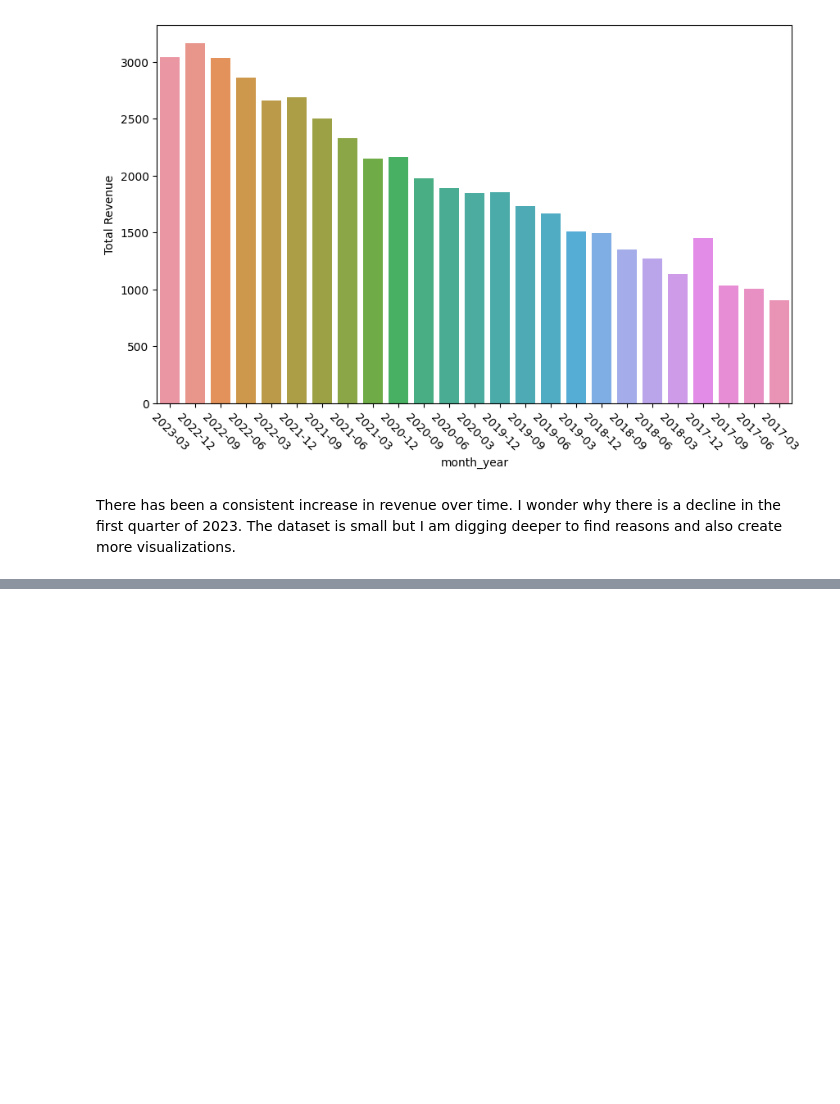
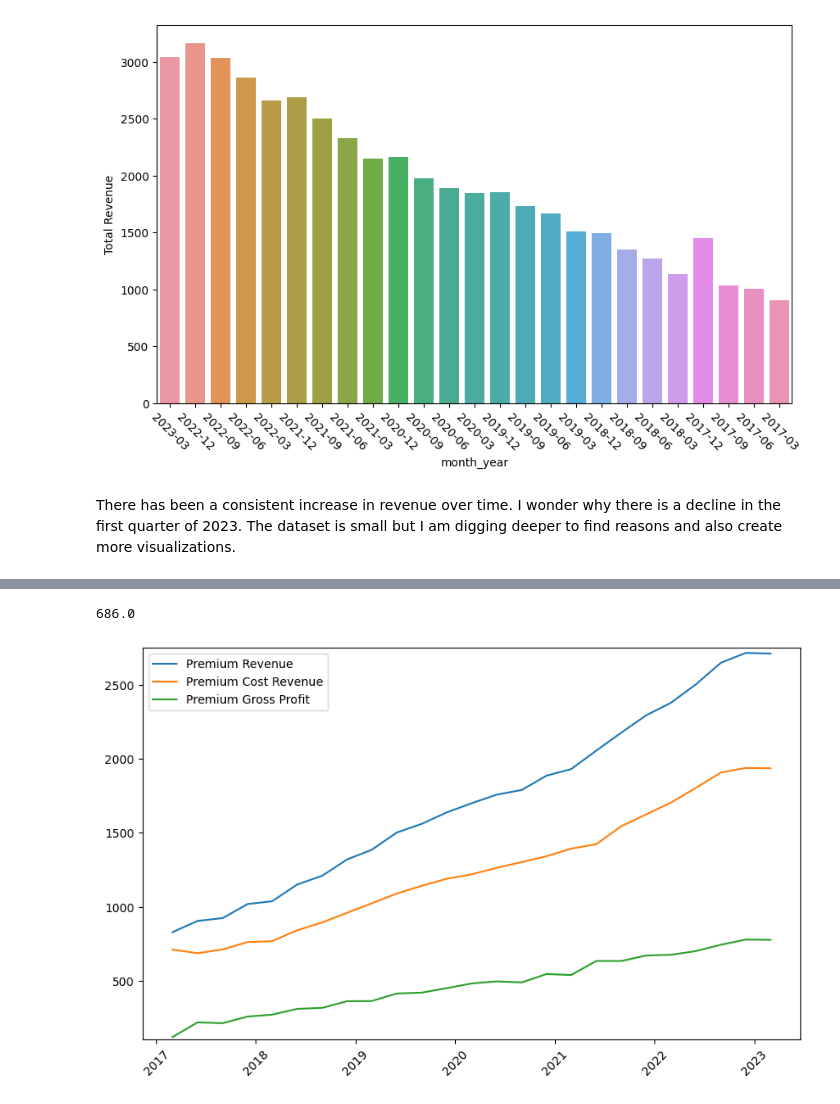
Before and after one commit to WinnieSue/revenue-expenses-viz, a Jupyter notebook: Spotify.ipynb, the cells around one changed output, grey strips where cells are left out. Cells and saved outputs as stored; diff of their text form; code cells hidden in the pictures; blank space fills up the shorter version.

```diff
--- a/Spotify.ipynb
+++ b/Spotify.ipynb
@@ -7,5 +12,6 @@ import matplotlib.pyplot as plt
 # %%
-df = pd.read_csv('/content/Spotify Quarterly.csv')
+
+df = pd.read_csv('/content/drive/My Drive/DATASETS/Spotify-Quarterly.csv')
 df.head()
 # %% [output]
 |  | Date | Total Revenue | Cost of Revenue | Gross Profit | Premium Revenue | Premium Cost Revenue | ... |
@@ -135,3 +141,8 @@ plt.xticks(rotation = -45)
 [figure]
 # %% [markdown]
 There has been a consistent increase in revenue over time. I wonder why there is a decline in the first quarter of 2023. The dataset is small but I am digging deeper to find reasons and also create more visualizations.
+# %%
+# using the groupby function
+premiums = ['Premium Revenue', 'Premium Cost Revenue', 'Premium Gross Profit','month_year']
+premium_df = df[premiums]
+premium_df.head()
@@ -137,0 +156,3 @@ There has been a consistent increase in revenue over time. I wonder why there is
+# %%
+premium_df['month_year'] = pd.to_datetime(premium_df['month_year'], format='%Y-%m')
+premium_df.head()
@@ -137,0 +171,21 @@ There has been a consistent increase in revenue over time. I wonder why there is
+# %%
+premium_df['Premium Cost Revenue'].min()
+# %% [output]
+686.0
+# %%
+fig, ax = plt.subplots(figsize=(10, 6))
+# Plot each line individually
+plt.plot(premium_df['month_year'], premium_df['Premium Revenue'], label='Premium Revenue')
+plt.plot(premium_df['month_year'], premium_df['Premium Cost Revenue'], label='Premium Cost Revenue')
+plt.plot(premium_df['month_year'], premium_df['Premium Gross Profit'], label='Premium Gross Profit')
+plt.legend()
+# Set y-axis limits
+# sns.lineplot(x=premium_df["month_year"], y='value', hue = 'variable', data=pd.melt(premium_df, ['month_year']))
+
+# setting the y axix limits
+plt.ylim(100,2750)
+plt.xticks(rotation = 45)
+
+plt.show()
+# %% [output]
+[figure, added]
```
Also changed, not shown: parts of 14 cells of this notebook.
